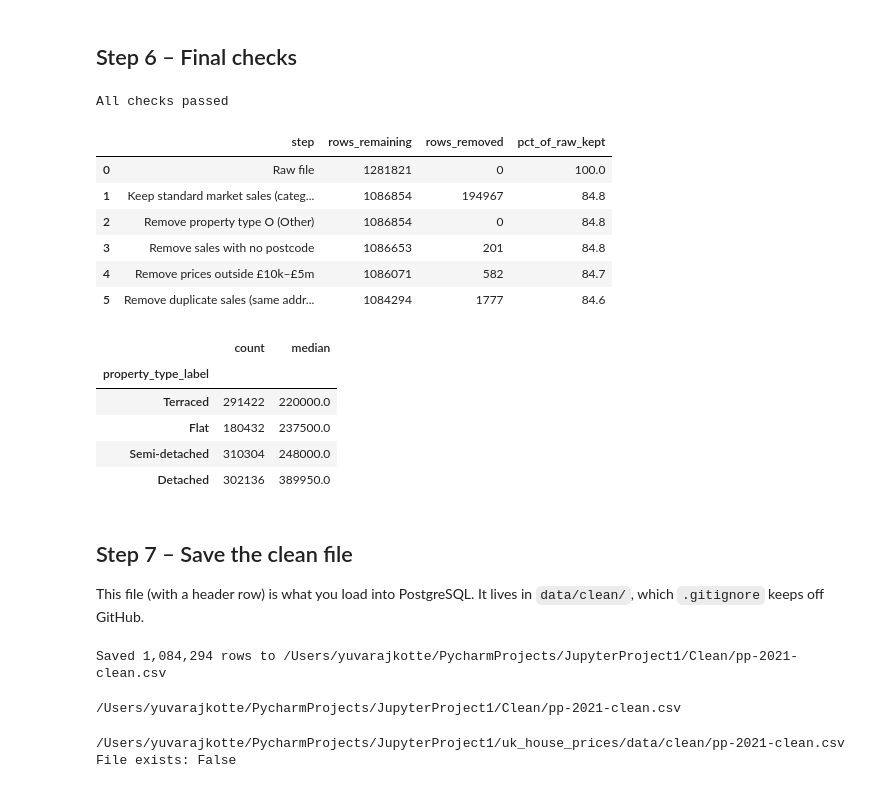
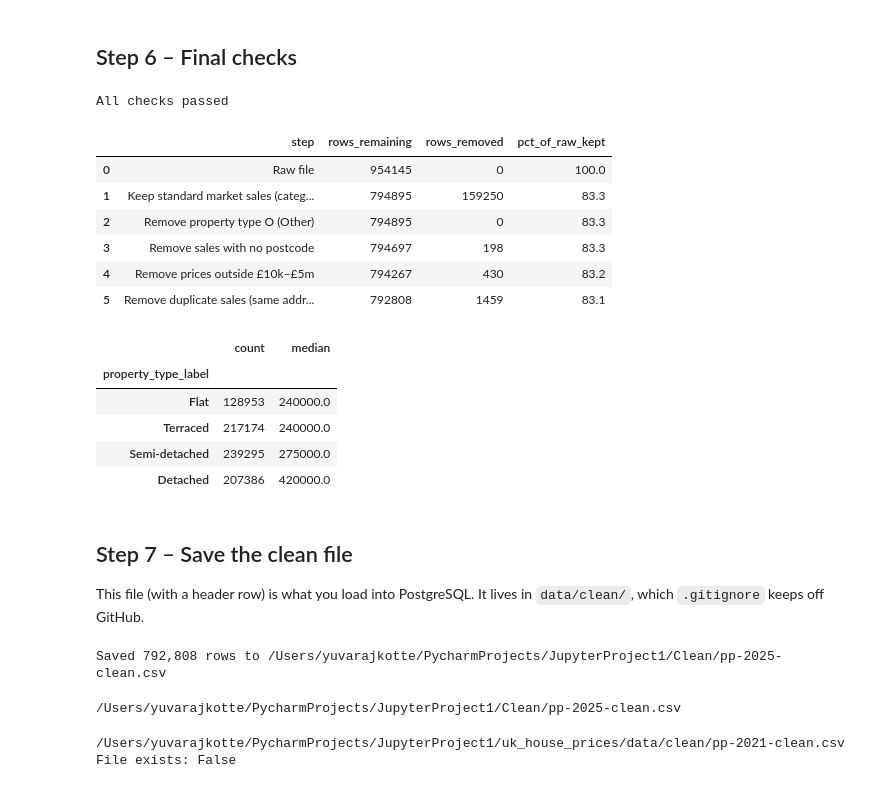
Before and after one commit to yuvaraj132002/uk-house-prices, a Jupyter notebook: uk_house_prices/01_clean_price_paid.ipynb, the cells around one changed output. Cells and saved outputs as stored; diff of their text form; code cells hidden in the pictures.

```diff
--- a/uk_house_prices/01_clean_price_paid.ipynb
+++ b/uk_house_prices/01_clean_price_paid.ipynb
@@ -14,8 +14,9 @@ The raw file has **no header row**, so the first sale would be read as column na
 We read every column as text (`dtype=str`) first. This stops pandas guessing types, e.g. dropping leading zeros or turning blanks into `NaN` in different ways per column. We convert types deliberately in Step 3.
 # %%
 import pandas as pd
-RAW_FILE = "/Users/yuvarajkotte/PycharmProjects/JupyterProject1/Raw/pp-2021.csv"
-CLEAN_FILE = "/Users/yuvarajkotte/PycharmProjects/JupyterProject1/Clean/pp-2021-clean.csv"
+YEAR = 2025
+RAW_FILE = f"/Users/yuvarajkotte/PycharmProjects/JupyterProject1/Raw/pp-{YEAR}.csv"
+CLEAN_FILE = f"/Users/yuvarajkotte/PycharmProjects/JupyterProject1/Clean/pp-{YEAR}-clean.csv"
 
 COLUMNS = [
     "transaction_id",   # unique ID for each sale
@@ -246,32 +247,33 @@ df.head()
 # %%
 assert df["transaction_id"].is_unique
 assert df["postcode"].notna().all()
 assert df["price"].between(10_000, 5_000_000).all()
 assert df["property_type_label"].notna().all()
 print("All checks passed")
 
 log = pd.DataFrame(cleaning_log, columns=["step", "rows_remaining", "rows_removed"])
 log["pct_of_raw_kept"] = (log["rows_remaining"] / log.loc[0, "rows_remaining"] * 100).round(1)
+log.to_csv(f"/Users/yuvarajkotte/PycharmProjects/JupyterProject1/Clean/cleaning_log_{YEAR}.csv", index=False)
 log
 # %% [output]
 All checks passed
 |  | step | rows_remaining | rows_removed | pct_of_raw_kept |
-| 0 | Raw file | 1281821 | 0 | 100.0 |
-| 1 | Keep standard market sales (categ... | 1086854 | 194967 | 84.8 |
-| 2 | Remove property type O (Other) | 1086854 | 0 | 84.8 |
-| 3 | Remove sales with no postcode | 1086653 | 201 | 84.8 |
-| 4 | Remove prices outside £10k–£5m | 1086071 | 582 | 84.7 |
-| 5 | Remove duplicate sales (same addr... | 1084294 | 1777 | 84.6 |
+| 0 | Raw file | 954145 | 0 | 100.0 |
+| 1 | Keep standard market sales (categ... | 794895 | 159250 | 83.3 |
+| 2 | Remove property type O (Other) | 794895 | 0 | 83.3 |
+| 3 | Remove sales with no postcode | 794697 | 198 | 83.3 |
+| 4 | Remove prices outside £10k–£5m | 794267 | 430 | 83.2 |
+| 5 | Remove duplicate sales (same addr... | 792808 | 1459 | 83.1 |
 # %%
 # Median price by property type – a quick check that the numbers look sensible
 df.groupby("property_type_label")["price"].agg(["count", "median"]).sort_values("median")
 # %% [output]
 |  | count | median |
 | property_type_label |  |  |
-| Terraced | 291422 | 220000.0 |
-| Flat | 180432 | 237500.0 |
-| Semi-detached | 310304 | 248000.0 |
-| Detached | 302136 | 389950.0 |
+| Flat | 128953 | 240000.0 |
+| Terraced | 217174 | 240000.0 |
+| Semi-detached | 239295 | 275000.0 |
+| Detached | 207386 | 420000.0 |
 # %% [markdown]
 ## Step 7 – Save the clean file
 
@@ -282,12 +284,12 @@ os.makedirs(os.path.dirname(CLEAN_FILE), exist_ok=True)
 df.to_csv(CLEAN_FILE, index=False)
 print(f"Saved {len(df):,} rows to {CLEAN_FILE}")
 # %% [output]
-Saved 1,084,294 rows to /Users/yuvarajkotte/PycharmProjects/JupyterProject1/Clean/pp-2021-clean.csv
+Saved 792,808 rows to /Users/yuvarajkotte/PycharmProjects/JupyterProject1/Clean/pp-2025-clean.csv
 # %%
    import os
    print(os.path.abspath(CLEAN_FILE))
 # %% [output]
-/Users/yuvarajkotte/PycharmProjects/JupyterProject1/Clean/pp-2021-clean.csv
+/Users/yuvarajkotte/PycharmProjects/JupyterProject1/Clean/pp-2025-clean.csv
 # %%
 import os
 print(os.path.abspath("data/clean/pp-2021-clean.csv"))
```
Also changed, not shown: parts of 12 cells of this notebook.
